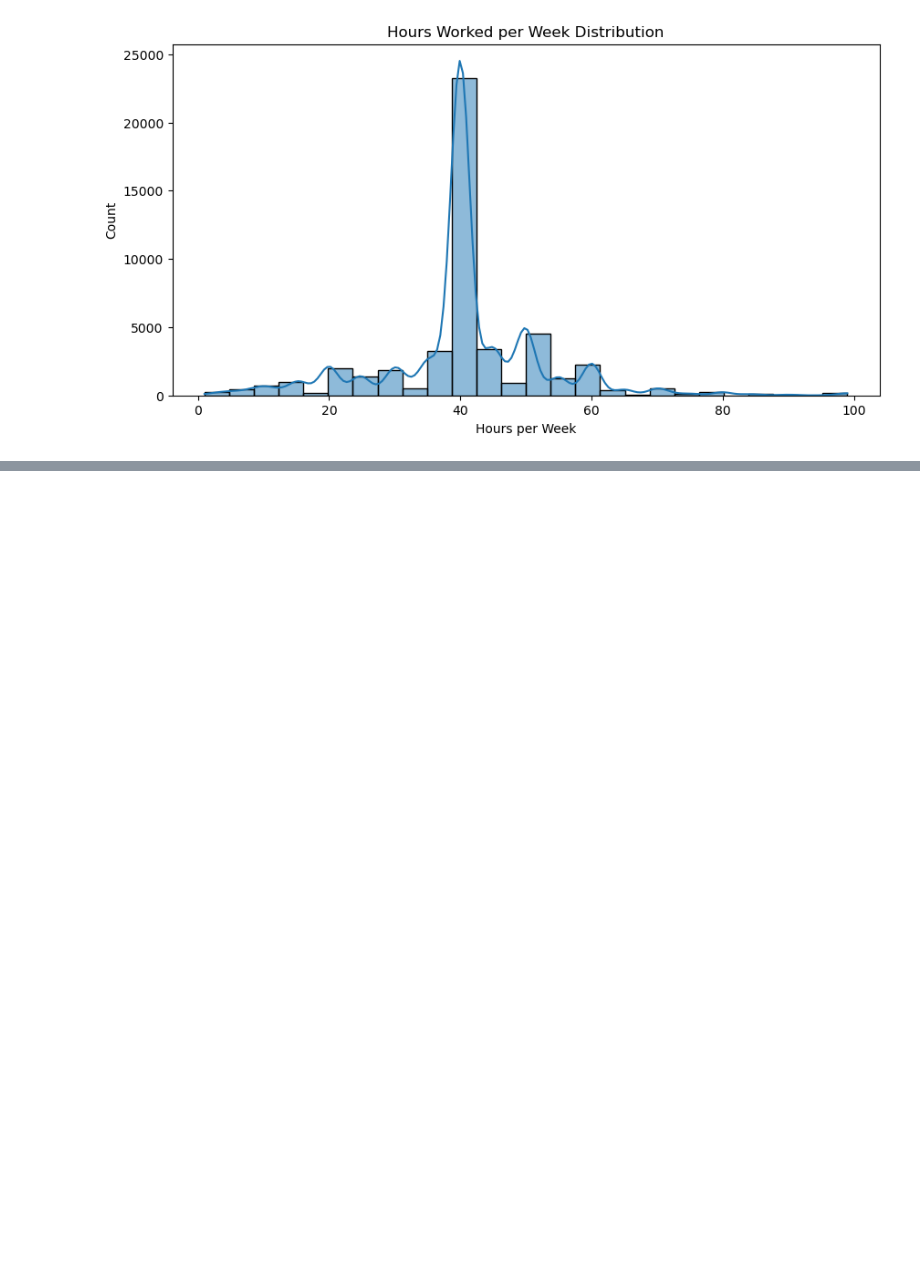
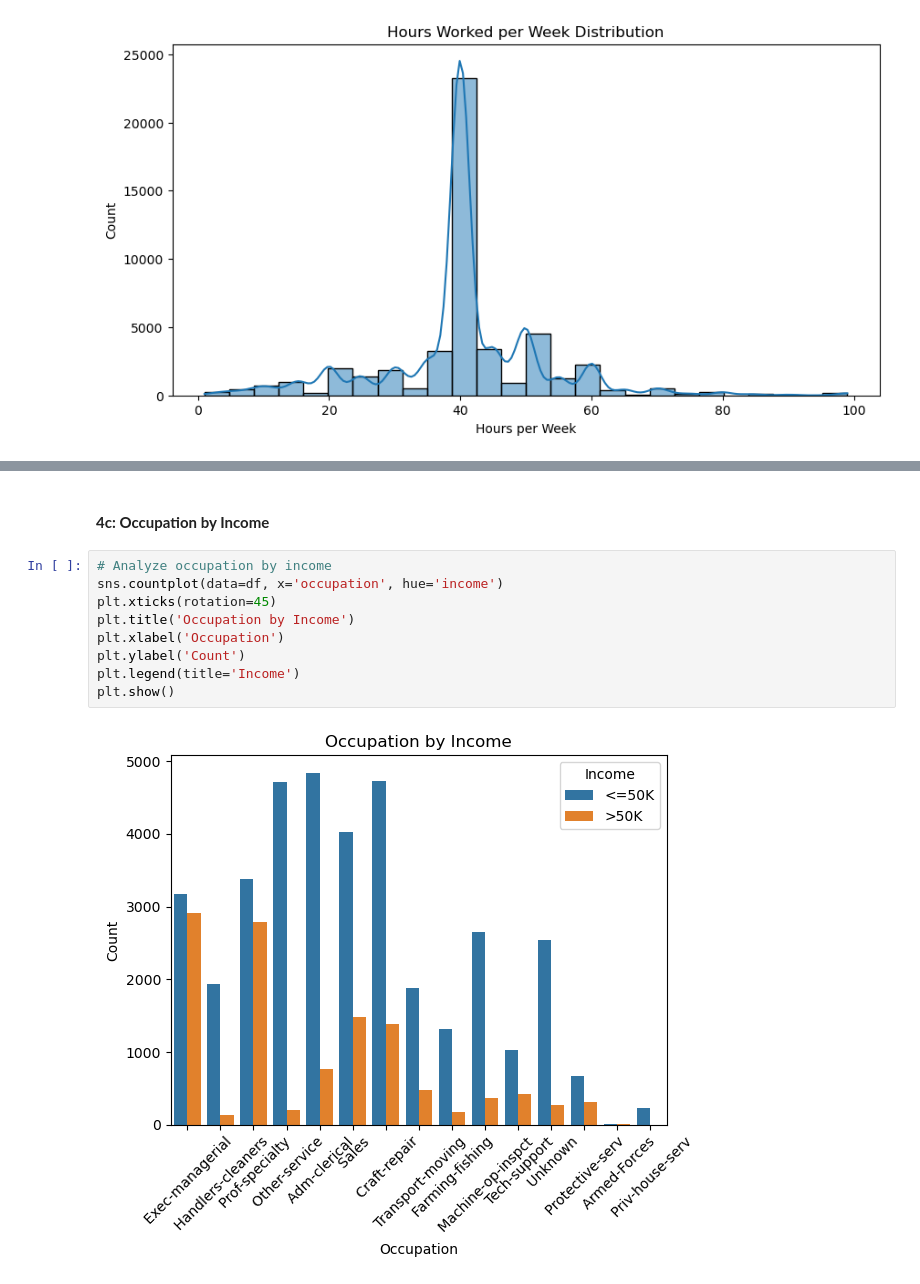
Before and after one commit to Devin-Shrode/Census-Income-Analysis-and-Modeling, a Jupyter notebook: Census_Income_Final.ipynb, the cells around one changed output, grey strips where cells are left out. Drawn from its saved outputs; the diff is of its cells as text; blank space fills up the shorter version.

```diff
--- a/Census_Income.ipynb
+++ b/Census_Income_Final.ipynb
@@ -1039,0 +651,13 @@ Overall, this project demonstrates the potential of machine learning in income p
+# %% [markdown]
+#### **4c: Occupation by Income**
+# %%
+# Analyze occupation by income
+sns.countplot(data=df, x='occupation', hue='income')
+plt.xticks(rotation=45)
+plt.title('Occupation by Income')
+plt.xlabel('Occupation')
+plt.ylabel('Count')
+plt.legend(title='Income')
+plt.show()
+# %% [output]
+[figure, added]
```
Also changed, not shown: parts of 115 cells of this notebook.
